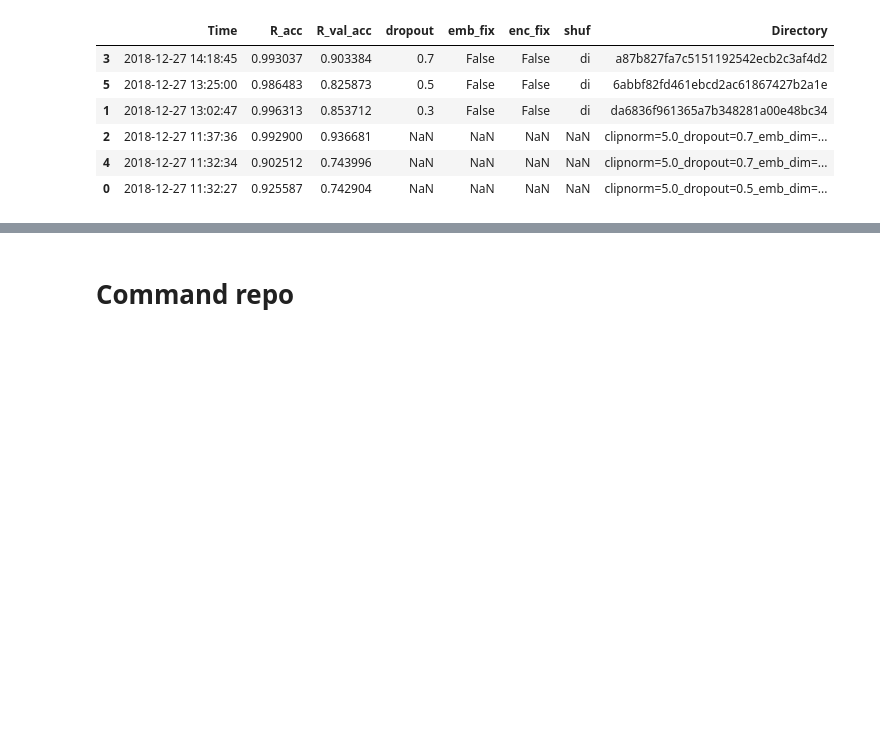
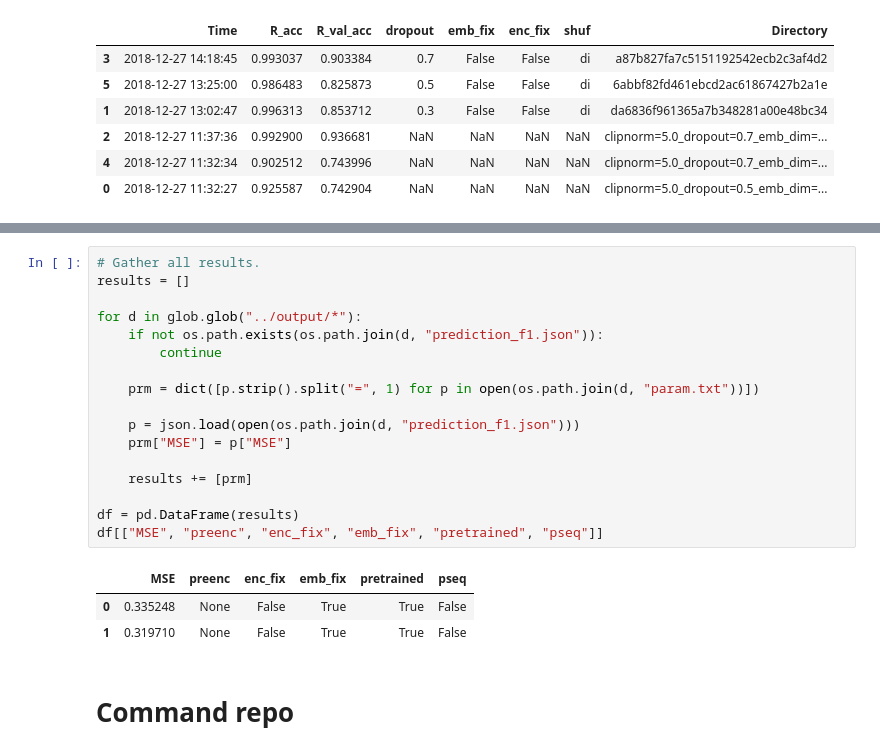
Before and after one commit to FarjanaSultanaMim/DiscoShuffle, a Jupyter notebook: jpnb/experiment.ipynb, the cells around one changed output, grey strips where cells are left out. Saved outputs shown, nothing was run; the diff lists cells and outputs as text; blank space fills up the shorter version.

```diff
--- a/jpnb/experiment.ipynb
+++ b/jpnb/experiment.ipynb
@@ -137,3 +156,24 @@ df[cols].sort_values(by="Time", ascending=False)
+# %%
+# Gather all results.
+results = []
+
+for d in glob.glob("../output/*"):
+    if not os.path.exists(os.path.join(d, "prediction_f1.json")):
+        continue
+
+    prm = dict([p.strip().split("=", 1) for p in open(os.path.join(d, "param.txt"))])
+
+    p = json.load(open(os.path.join(d, "prediction_f1.json")))
+    prm["MSE"] = p["MSE"]
+
+    results += [prm]
+
+df = pd.DataFrame(results)
+df[["MSE", "preenc", "enc_fix", "emb_fix", "pretrained", "pseq"]]
+# %% [output]
+|  | MSE | preenc | enc_fix | emb_fix | pretrained | pseq |
+| 0 | 0.335248 | None | False | True | True | False |
+| 1 | 0.319710 | None | False | True | True | False |
 # %% [markdown]
 # Command repo
 # %%
```
Also changed, not shown: parts of 3 cells of this notebook, 7 other files.
